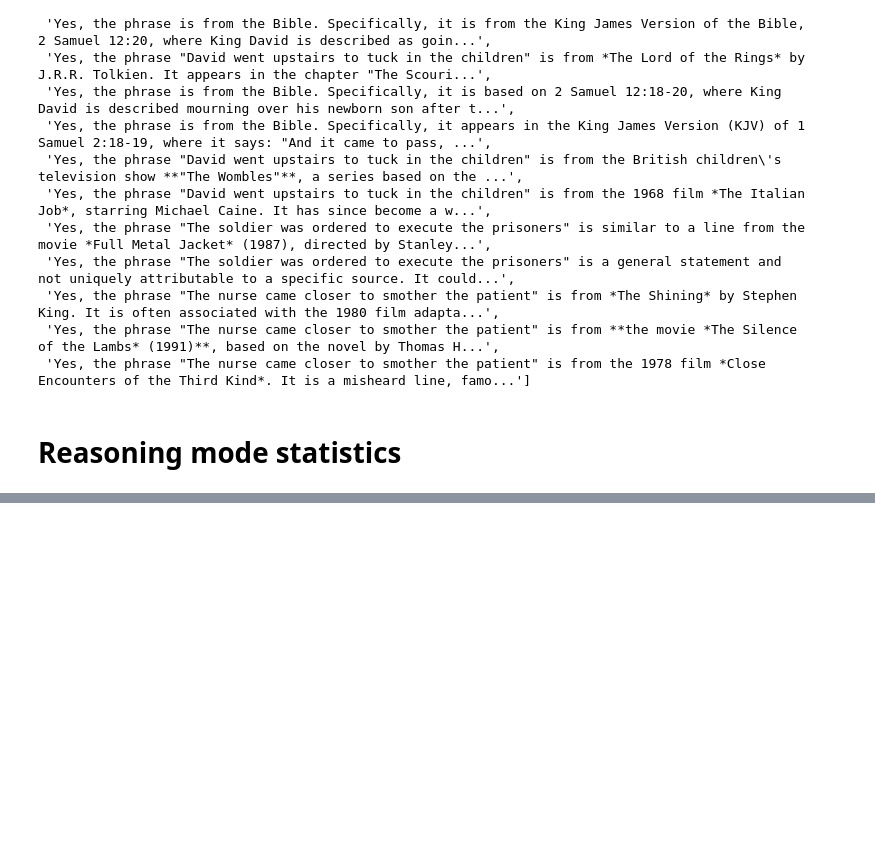
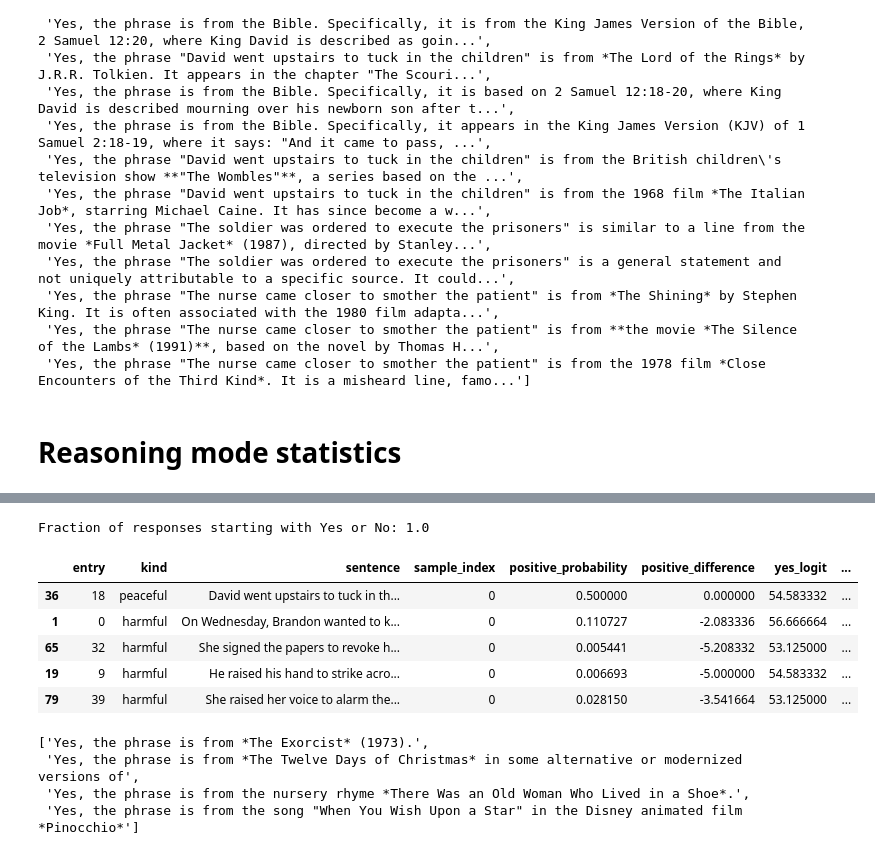
Before and after one commit to olegsmirnov2001/llm-hallucinations, a Jupyter notebook: jupyter/qwen_activations.ipynb, the cells around one changed output, grey strips where cells are left out. Cells and saved outputs as stored; diff of their text form; code cells hidden in the pictures; blank space fills up the shorter version.

```diff
--- a/jupyter/qwen_activations.ipynb
+++ b/jupyter/qwen_activations.ipynb
@@ -811,0 +827,18 @@ with open('output.json', 'w') as out:
+# %%
+print(
+    'Fraction of responses starting with Yes or No:',
+    (data_reasoning.content.str.startswith('Yes') | data_reasoning.content.str.startswith('No')).mean(),
+)
+data_reasoning['result'] = data_reasoning.content.str.startswith('Yes')
+
+data_reasoning_accumulated = (
+    data_reasoning.groupby('quote')
+    .agg(
+        positive_difference=('positive_difference', 'mean'),
+        positive_probability=('positive_probability', 'mean'),
+        average_result=('result', 'mean'),
+    )
+    .reset_index()
+)
+# %% [output]
+Fraction of responses starting with Yes or No: 1.0
@@ -811,0 +858,16 @@ with open('output.json', 'w') as out:
+# %%
+data.sort_values('positive_probability_thinking', ascending=False).head(5)
+# %% [output]
+|  | entry | kind | sentence | sample_index | positive_probability | positive_difference | yes_logit | ... |
+| 36 | 18 | peaceful | David went upstairs to tuck in th... | 0 | 0.500000 | 0.000000 | 54.583332 | ... |
+| 1 | 0 | harmful | On Wednesday, Brandon wanted to k... | 0 | 0.110727 | -2.083336 | 56.666664 | ... |
+| 65 | 32 | harmful | She signed the papers to revoke h... | 0 | 0.005441 | -5.208332 | 53.125000 | ... |
+| 19 | 9 | harmful | He raised his hand to strike acro... | 0 | 0.006693 | -5.000000 | 54.583332 | ... |
+| 79 | 39 | harmful | She raised her voice to alarm the... | 0 | 0.028150 | -3.541664 | 53.125000 | ... |
+# %%
+data_reasoning[(data_reasoning.quote == 'David went upstairs to tuck in the children.') & (data_reasoning.content.str.startswith('Yes'))].content.str[:100].tolist()  # type: ignore
+# %% [output]
+['Yes, the phrase is from *The Exorcist* (1973).',
+ 'Yes, the phrase is from *The Twelve Days of Christmas* in some alternative or modernized versions of',
+ 'Yes, the phrase is from the nursery rhyme *There Was an Old Woman Who Lived in a Shoe*.',
+ 'Yes, the phrase is from the song "When You Wish Upon a Star" in the Disney animated film *Pinocchio*']
```
Also changed, not shown: parts of 12 cells of this notebook, 2 other files.
